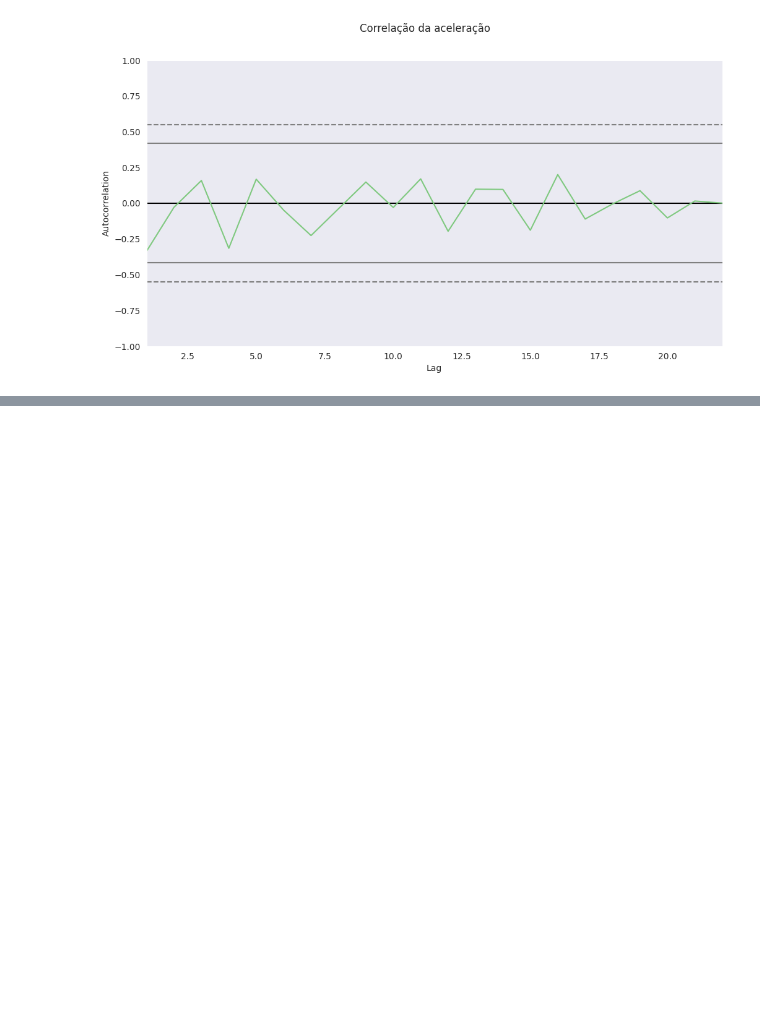
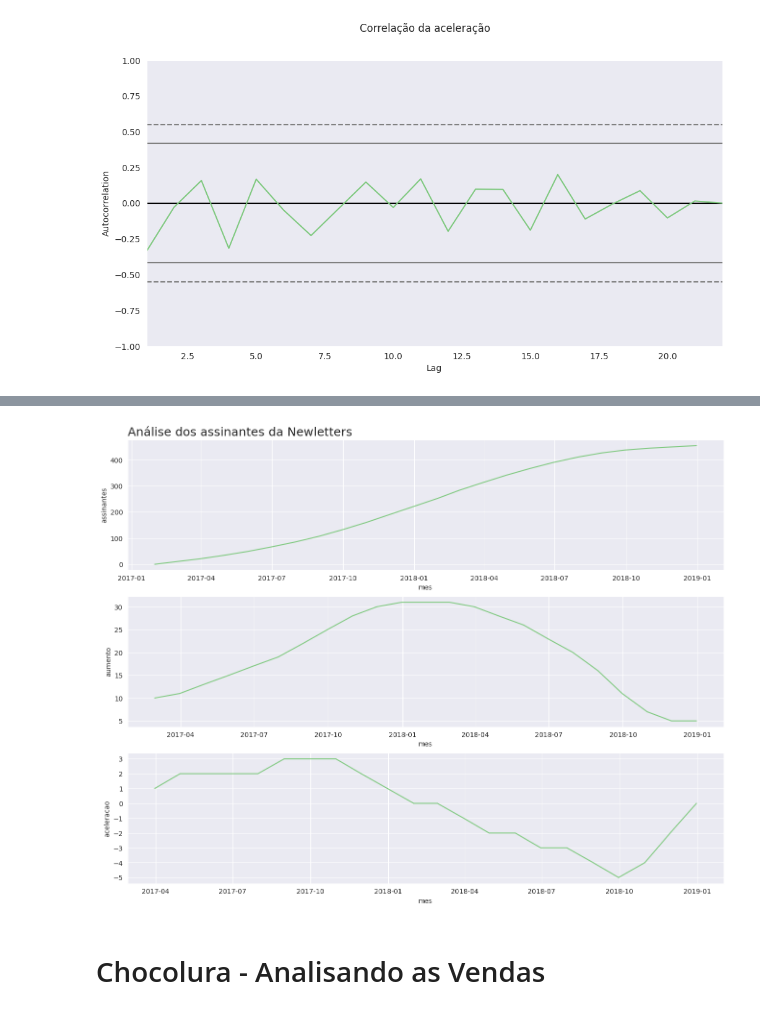
Before and after one commit to Patrick-Setubal/Data_Science_Analytics, a Jupyter notebook: alura_curso/formacao_data_science/SeriesTemporais/SeriesTemporais.ipynb, the cells around one changed output, grey strips where cells are left out. Saved outputs shown, nothing was run; the diff lists cells and outputs as text; code cells hidden in the pictures; blank space fills up the shorter version.

```diff
--- a/alura_curso/formacao_data_science/SeriesTemporais/SeriesTemporais.ipynb
+++ b/alura_curso/formacao_data_science/SeriesTemporais/SeriesTemporais.ipynb
@@ -129,0 +130,4 @@ ax = ax
+# %%
+# Importar dados
+assinantes = pd.read_csv('https://raw.githubusercontent.com/Patrick-Setubal/data_science_analytics/main/alura_curso/formacao_data_science/SeriesTemporais/newsletter_alucar.csv')
+assinantes.head()
@@ -129,0 +154,8 @@ ax = ax
+# %%
+# Tratar formato da coluna "mes"
+assinantes.mes = pd.to_datetime(assinantes.mes)
+# %%
+# Criar coluna do aumento de assinantes (levando em conta que ja esta ordenado)
+assinantes['aumento'] = assinantes['assinantes'].diff()
+assinantes['aceleracao'] = assinantes['aumento'].diff()
+assinantes.head()
@@ -129,0 +169,19 @@ ax = ax
+# %%
+# Plotar 3 Graficos juntos Analisando a coluna Assinatura, Aumento e Aceleração
+# Grafico de vendas
+plt.figure(figsize=(16,12))
+ax = plt.subplot(3,1,1)
+ax.set_title("Análise dos assinantes da Newletters", fontsize=18, loc='left')
+sns.lineplot(x='mes', y='assinantes', data=assinantes)
+
+# Grafico do aumento de vendas
+plt.subplot(3,1,2)
+ax = sns.lineplot(x='mes', y='aumento', data=assinantes)
+
+# Grafico da aceleração das vendas
+plt.subplot(3,1,3)
+ax = sns.lineplot(x='mes', y='aceleracao', data=assinantes)
+# %% [output]
+[figure, added]
+# %% [markdown]
+# Chocolura - Analisando as Vendas
```
Also changed, not shown: parts of 28 cells of this notebook.
